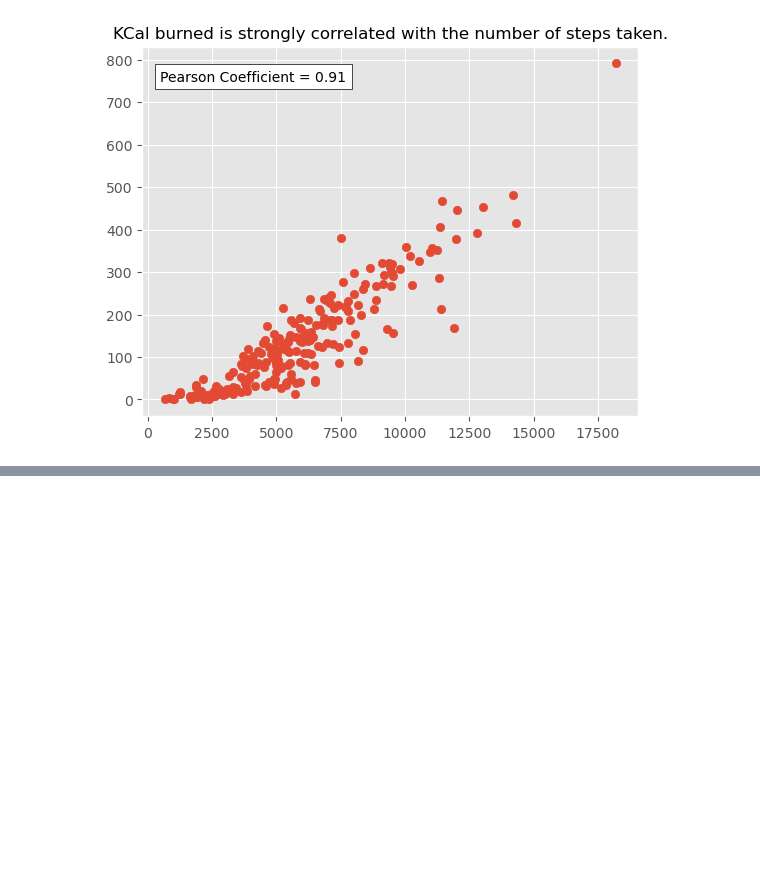
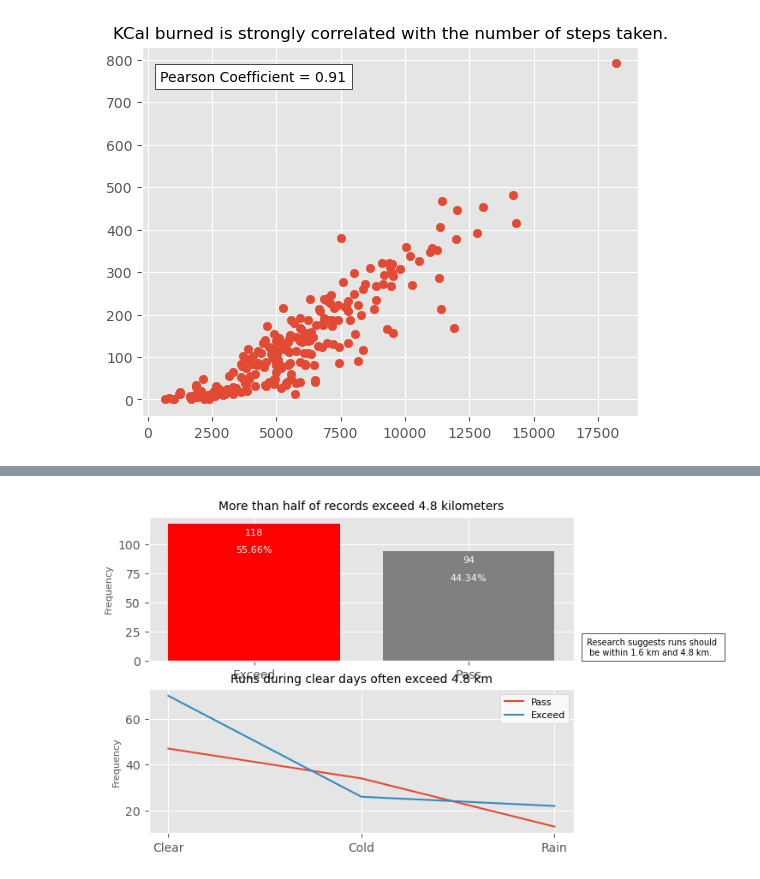
Before and after one commit to boredanalyst/step_count_analysis, a Jupyter notebook: pedometer-measurements.ipynb, the cells around one changed output, grey strips where cells are left out. Saved outputs shown, nothing was run; the diff lists cells and outputs as text; code cells hidden in the pictures; blank space fills up the shorter version.

```diff
--- a/pedometer-measurements.ipynb
+++ b/pedometer-measurements.ipynb
@@ -219,0 +275,52 @@ plt.show()
+# %%
+## Counting kilometers more than 1.6
+
+data = df.loc[df["Kilometer"] >= 1.6]
+data = data.copy()
+data.loc[:,"KmStatus"] = np.where(data["Kilometer"] >= 4.8,"Exceed",np.where(data["Kilometer"] >= 1.6,"Pass","Fail"))
+
+fig, (ax,ax1) = plt.subplots(2,1)
+
+## Counting how many runs were within range.
+data = data.groupby("KmStatus").agg("count").reset_index()
+data_x = data["KmStatus"]
+data_y = data["StepCount"]
+
+ax.bar(data_x,data_y,color=["red" if status == "Exceed" else "gray" for status in data_x])
+for i,v, in enumerate(data_y):
+    ax.text(i,v-10,str(v),ha="center",color="white",fontsize=8)
+    ax.text(i,v-25,str(round((v/data_y.sum())*100,2))+"%",ha="center",color="white",fontsize=8)
+ax.set_title("More than half of records exceed 4.8 kilometers",fontsize=10)
+ax.text(1.55,5,"Research suggests runs should \n be within 1.6 km and 4.8 km.",ha="left",fontsize=7,bbox={"facecolor":"white","edgecolor":"black"})
+ax.set_ylabel("Frequency",fontsize=8)
+
+## counting the number of "pass" per weather.
+
+data = df.loc[df["Kilometer"] >= 1.6]
+data = data.copy()
+data.loc[:,"KmStatus"] = np.where(data["Kilometer"] >= 4.8,"Exceed",np.where(data["Kilometer"] >= 1.6,"Pass","Fail"))
+data = data.loc[data["KmStatus"] == "Pass"]
+data = data.groupby("Weather").agg("count").reset_index()
+
+data_x = data["Weather"]
+data_y = data["StepCount"]
+
+ax1.plot(data_x,data_y,label="Pass")
+
+data = df.loc[df["Kilometer"] >= 1.6]
+data = data.copy()
+data.loc[:,"KmStatus"] = np.where(data["Kilometer"] >= 4.8,"Exceed",np.where(data["Kilometer"] >= 1.6,"Pass","Fail"))
+data = data.loc[data["KmStatus"] == "Exceed"]
+data = data.groupby("Weather").agg("count").reset_index()
+
+data_x = data["Weather"]
+data_y = data["StepCount"]
+
+ax1.plot(data_x,data_y,label="Exceed")
+ax1.legend(fontsize=8,facecolor="white",frameon=True)
+ax1.set_ylabel("Frequency",fontsize=8)
+ax1.set_title("Runs during clear days often exceed 4.8 km",fontsize=10)
+
+plt.show()
+# %% [output]
+[figure, added]
```
Also changed, not shown: parts of 4 cells of this notebook.
